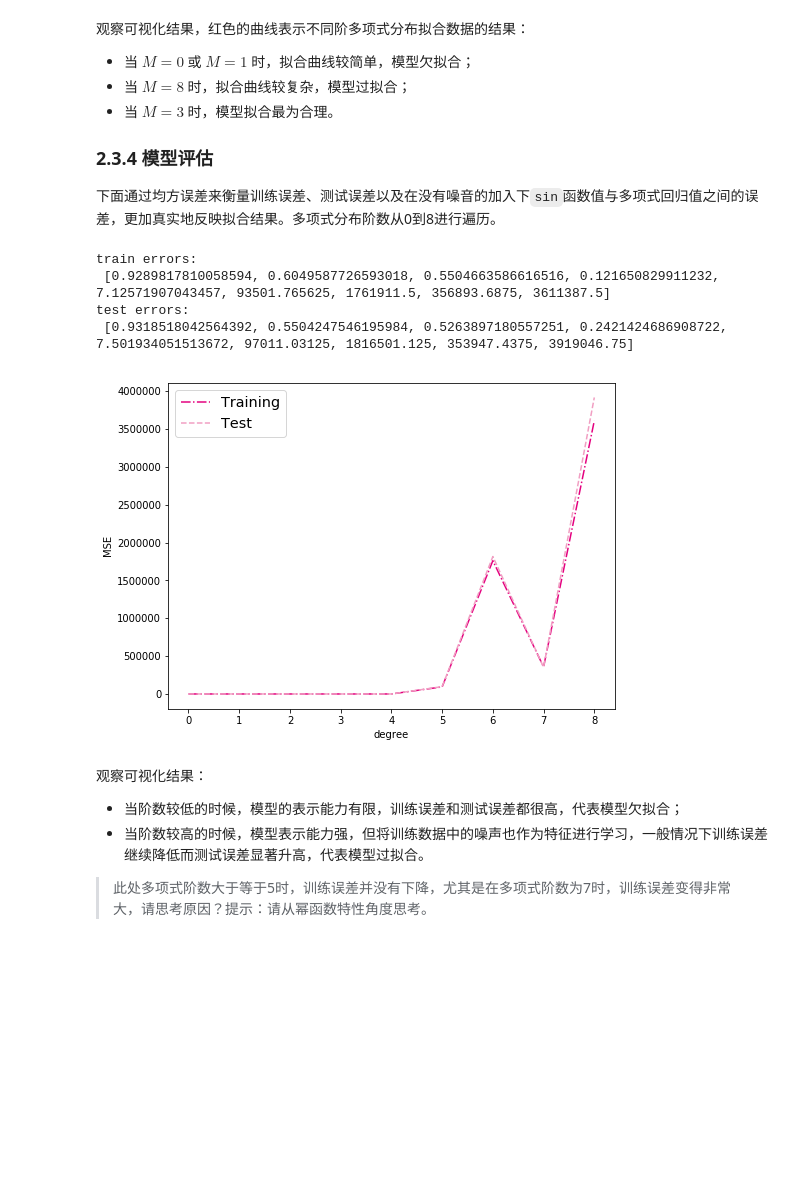
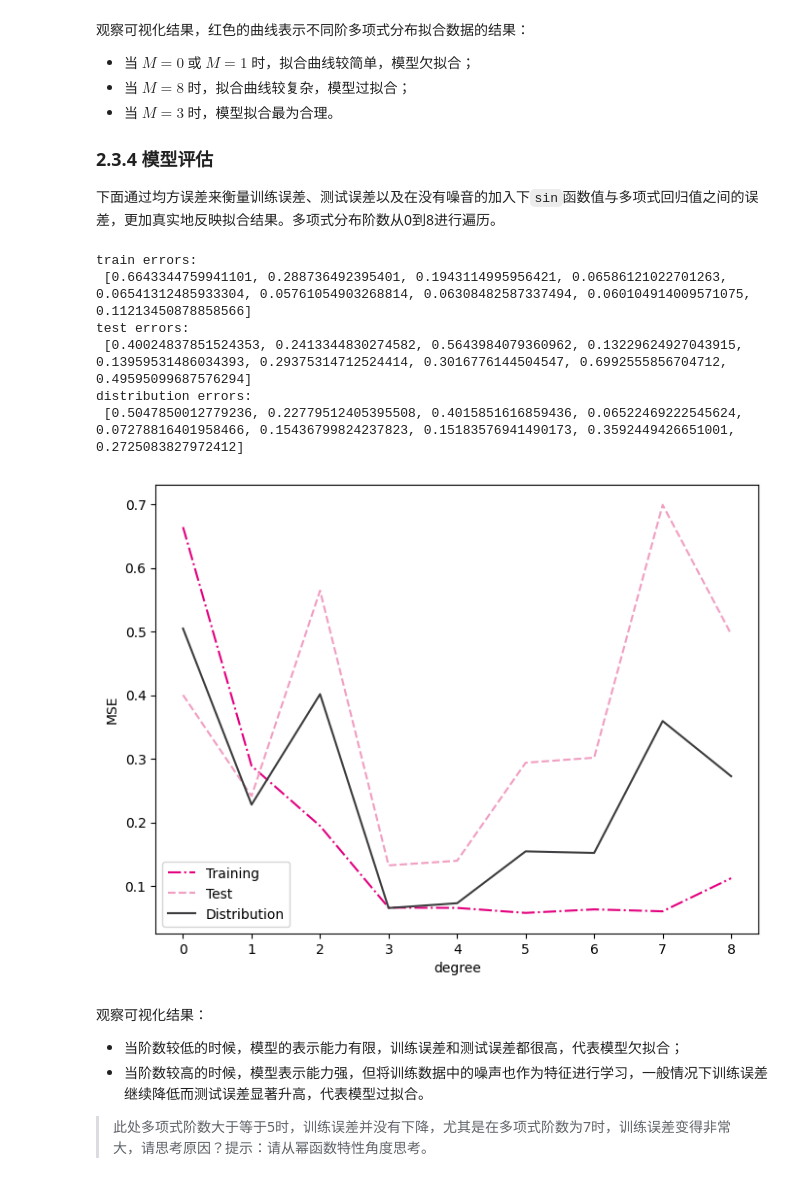
Before and after one commit to CarhoJohn/nndl_practice, a Jupyter notebook: chap2机器学习概述/机器学习概述-上.ipynb, the cells around one changed output. Cells and saved outputs as stored; diff of their text form; code cells hidden in the pictures; blank space fills up the shorter version.

```diff
--- a/chap2机器学习概述/机器学习概述-上.ipynb
+++ b/chap2机器学习概述/机器学习概述-上.ipynb
@@ -518,15 +518,15 @@ noise = 0.5 #0.1
 X_train, y_train = create_toy_data(func=func, interval=interval, sample_num=train_num, noise = noise)
 X_test, y_test = create_toy_data(func=func, interval=interval, sample_num=test_num, noise = noise)
 
-X_underlying = paddle.linspace(interval[0],interval[1],num=100)
+X_underlying = paddle.linspace(interval[0], interval[1], num=100)
 y_underlying = sin(X_underlying)
 
 # 绘制图像
-plt.rcParams['figure.figsize'] = (8.0, 6.0)
-plt.scatter(X_train, y_train, facecolor="none", edgecolor='#e4007f', s=50, label="train data")
-#plt.scatter(X_test, y_test, facecolor="none", edgecolor="r", s=50, label="test data")
-plt.plot(X_underlying, y_underlying, c='#000000', label=r"$\sin(2\pi x)$")
-plt.legend(fontsize='x-large')
+plt.rcParams['figure.figsize'] = (4.0, 3.0)
+plt.scatter(X_train, y_train, facecolor="none", edgecolor='b', s=50, label="train data")
+plt.scatter(X_test, y_test, facecolor="none", edgecolor="r", s=50, label="test data")
+plt.plot(X_underlying.numpy(), y_underlying.numpy(), c='g', label=r"$\sin(2\pi x)$")
+plt.legend()
 plt.savefig('ml-vis2.pdf')
 plt.show()
 # %% [output]
@@ -587,14 +588,14 @@ print("阶数为",degree,"转换后：",transformed_X)
 
 我们设定不同的多项式阶，$M$的取值分别为0、1、3、8，之前构造的训练集上进行训练，观察样本数据对$\sin$曲线的拟合结果。
 # %%
-plt.rcParams['figure.figsize'] = (12.0, 8.0)
+plt.rcParams['figure.figsize'] = (8.0, 6.0)
 
 for i, degree in enumerate([0, 1, 3, 8]): # []中为多项式的阶数
     model = Linear(degree)
     X_train_transformed = polynomial_basis_function(X_train.reshape([-1,1]), degree)
     X_underlying_transformed = polynomial_basis_function(X_underlying.reshape([-1,1]), degree)
 
-    model = optimizer_lsm(model,X_train_transformed,y_train.reshape([-1,1])) #拟合得到参数
+    model = optimizer_lsm(model, X_train_transformed, y_train.reshape([-1,1])) #拟合得到参数
 
     y_underlying_pred = model(X_underlying_transformed).squeeze()
 
@@ -603,13 +604,13 @@ for i, degree in enumerate([0, 1, 3, 8]): # []中为多项式的阶数
     # 绘制图像
     plt.subplot(2, 2, i + 1)
     plt.scatter(X_train, y_train, facecolor="none", edgecolor='#e4007f', s=50, label="train data")
-    plt.plot(X_underlying, y_underlying, c='#000000', label=r"$\sin(2\pi x)$")
-    plt.plot(X_underlying, y_underlying_pred, c='#f19ec2', label="predicted function")
+    plt.plot(X_underlying.numpy(), y_underlying.numpy(), c='#000000', label=r"$\sin(2\pi x)$")
+    plt.plot(X_underlying.numpy(), y_underlying_pred.numpy(), c='#f19ec2', label="predicted function")
     plt.ylim(-2, 1.5)
-    plt.annotate("M={}".format(degree), xy=(0.95, -1.4))
+    plt.annotate("M={}".format(degree), xy=(0.9, -1.4))
 
 #plt.legend(bbox_to_anchor=(1.05, 0.64), loc=2, borderaxespad=0.)
-plt.legend(loc='lower left', fontsize='x-large')
+plt.legend(loc='lower left')
 plt.savefig('ml-vis3.pdf')
 plt.show()
 # %% [output]
@@ -643,48 +644,50 @@ test_errors = []
 distribution_errors = []
 
 # 遍历多项式阶数
-for i in range(9):
+for i in range(9):  # 0~8
     model = Linear(i)
 
     X_train_transformed = polynomial_basis_function(X_train.reshape([-1,1]), i)
     X_test_transformed = polynomial_basis_function(X_test.reshape([-1,1]), i)
     X_underlying_transformed = polynomial_basis_function(X_underlying.reshape([-1,1]), i)
 
     optimizer_lsm(model,X_train_transformed,y_train.reshape([-1,1]))
 
     y_train_pred = model(X_train_transformed).squeeze()
     y_test_pred = model(X_test_transformed).squeeze()
     y_underlying_pred = model(X_underlying_transformed).squeeze()
 
     train_mse = mean_squared_error(y_true=y_train, y_pred=y_train_pred).item()
     training_errors.append(train_mse)
 
     test_mse = mean_squared_error(y_true=y_test, y_pred=y_test_pred).item()
     test_errors.append(test_mse)
 
-    #distribution_mse = mean_squared_error(y_true=y_underlying, y_pred=y_underlying_pred).item()
-    #distribution_errors.append(distribution_mse)
+    distribution_mse = mean_squared_error(y_true=y_underlying, y_pred=y_underlying_pred).item()
+    distribution_errors.append(distribution_mse)
 
 print ("train errors: \n",training_errors)
 print ("test errors: \n",test_errors)
-#print ("distribution errors: \n", distribution_errors)
+print ("distribution errors: \n", distribution_errors)
 
 # 绘制图片
 plt.rcParams['figure.figsize'] = (8.0, 6.0)
 plt.plot(training_errors, '-.', mfc="none", mec='#e4007f', ms=10, c='#e4007f', label="Training")
 plt.plot(test_errors, '--', mfc="none", mec='#f19ec2', ms=10, c='#f19ec2', label="Test")
-#plt.plot(distribution_errors, '-', mfc="none", mec="#3D3D3F", ms=10, c="#3D3D3F", label="Distribution")
-plt.legend(fontsize='x-large')
+plt.plot(distribution_errors, '-', mfc="none", mec="#3D3D3F", ms=10, c="#3D3D3F", label="Distribution")
+plt.legend()
 plt.xlabel("degree")
 plt.ylabel("MSE")
 plt.savefig('ml-mse-error.pdf')
 plt.show()
 # %% [output]
 train errors:
- [0.9289817810058594, 0.6049587726593018, 0.5504663586616516, 0.121650829911232, 7.12571907043457, 93501.765625, 1761911.5, 356893.6875, 3611387.5]
+ [0.6643344759941101, 0.288736492395401, 0.1943114995956421, 0.06586121022701263, 0.06541312485933304, 0.05761054903268814, 0.06308482587337494, 0.060104914009571075, 0.11213450878858566]
 test errors:
- [0.9318518042564392, 0.5504247546195984, 0.5263897180557251, 0.2421424686908722, 7.501934051513672, 97011.03125, 1816501.125, 353947.4375, 3919046.75]
+ [0.40024837851524353, 0.2413344830274582, 0.5643984079360962, 0.13229624927043915, 0.13959531486034393, 0.29375314712524414, 0.3016776144504547, 0.6992555856704712, 0.49595099687576294]
+distribution errors:
+ [0.5047850012779236, 0.22779512405395508, 0.4015851616859436, 0.06522469222545624, 0.07278816401958466, 0.15436799824237823, 0.15183576941490173, 0.3592449426651001, 0.2725083827972412]
-[figure, old version]
+[figure, new version]
 # %% [markdown]
 观察可视化结果：
 * 当阶数较低的时候，模型的表示能力有限，训练误差和测试误差都很高，代表模型欠拟合；
```
Also changed, not shown: parts of 6 cells of this notebook, 9 other files.
